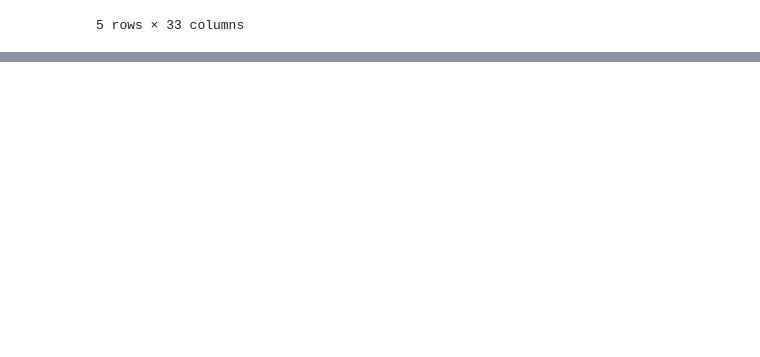
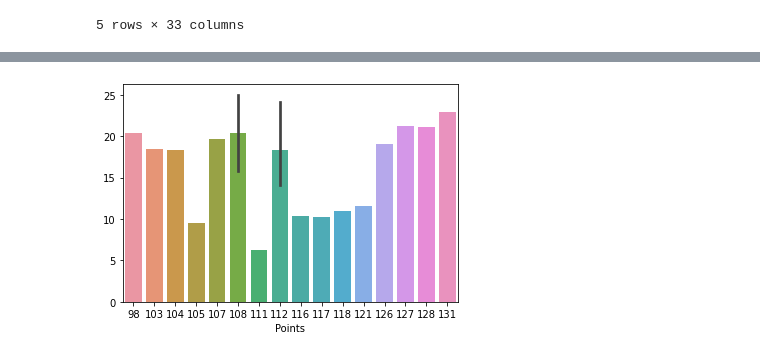
Before and after one commit to dingjamma/LHLFinalProject, a Jupyter notebook: data.ipynb, the cells around one changed output, grey strips where cells are left out. Saved outputs shown, nothing was run; the diff lists cells and outputs as text; code cells hidden in the pictures; blank space fills up the shorter version.

```diff
--- a/data.ipynb
+++ b/data.ipynb
@@ -68,0 +111,5 @@ FTP_TP = round((df['Free_Throw']/df['Points']*100),2)
+# %%
+# Percentage of points that are free throw
+axe = sns.barplot(y=FTP_TP, x=df["Points"].head(20))
+# %% [output]
+[figure, added]
```
Also changed, not shown: parts of 22 cells of this notebook.
